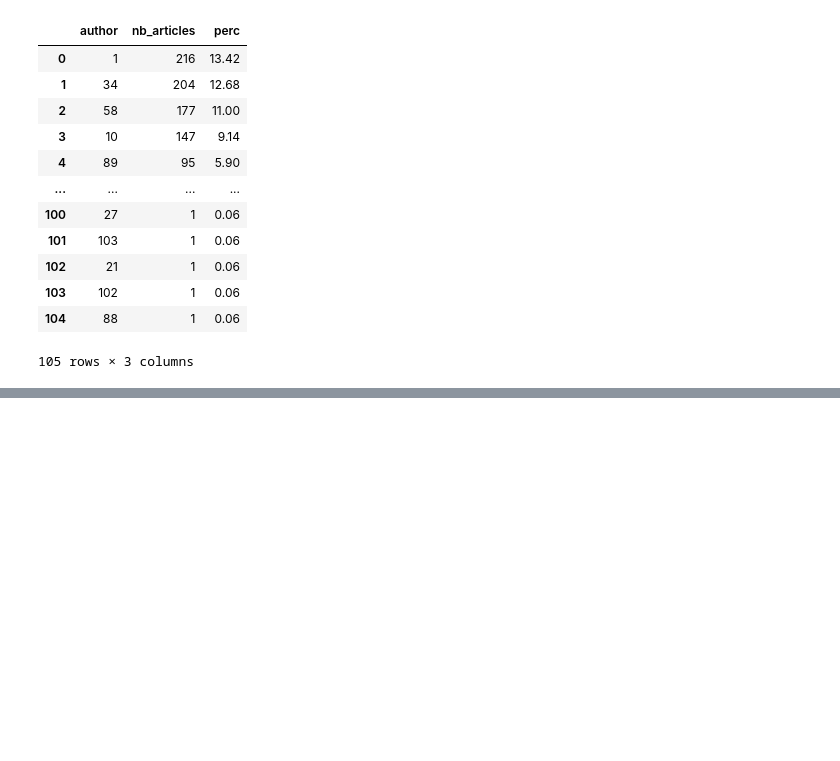
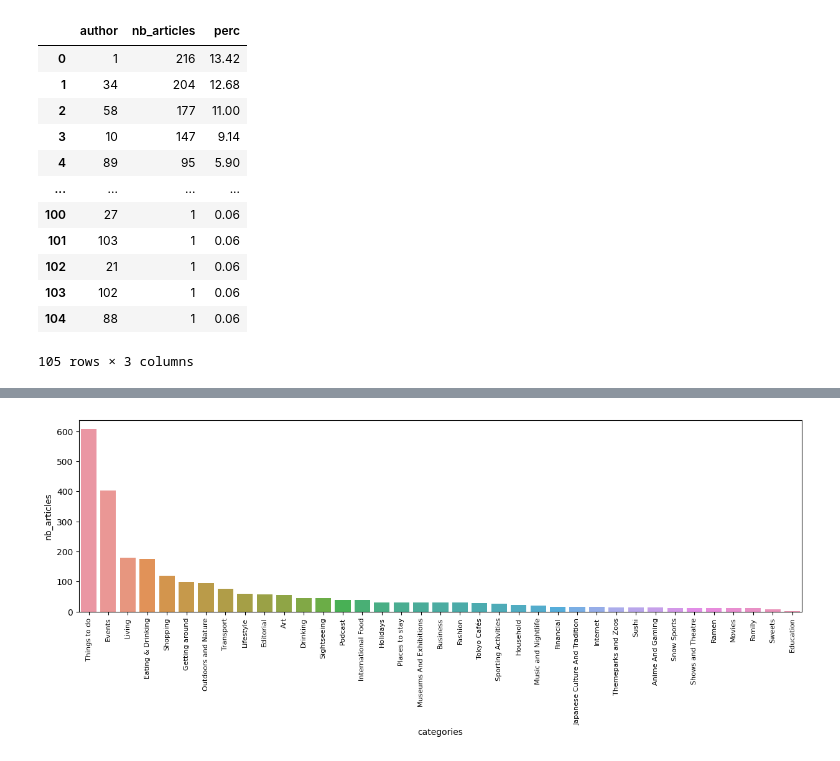
Before and after one commit to dialectique/Web-scraping-bot, a Jupyter notebook: notebooks/data_exploration.ipynb, the cells around one changed output, grey strips where cells are left out. Saved outputs shown, nothing was run; the diff lists cells and outputs as text; code cells hidden in the pictures; blank space fills up the shorter version.

Commit message:
progress on notebooks/data_exploration.ipynb: minor updates and analysis of categories and tags

```diff
--- a/notebooks/data_exploration.ipynb
+++ b/notebooks/data_exploration.ipynb
@@ -157,0 +173,5 @@ The top five authors wrote 839 over 1609 articles, which represent more than 52%
+# %%
+# convert categories into lists of strings
+df['categories'] = df['categories'].fillna("")
+df['list_categories'] = df['categories'].apply(lambda x: x.split(', '))
+df['list_categories'].head()
@@ -157,0 +185,5 @@ The top five authors wrote 839 over 1609 articles, which represent more than 52%
+# %%
+# convert tags into lists of strings
+df['tags'] = df['tags'].fillna("")
+df['list_tags'] = df['tags'].apply(lambda x: x.split(', '))
+df['list_tags'].head()
@@ -157,0 +197,4 @@ The top five authors wrote 839 over 1609 articles, which represent more than 52%
+# %%
+# turn categories into a matrix-like representation
+df_categories = pd.get_dummies(df['list_categories'].apply(pd.Series).stack()).groupby(level=0).sum()
+df_categories.head()
@@ -157,0 +221,5 @@ The top five authors wrote 839 over 1609 articles, which represent more than 52%
+# %%
+# number of articles per category
+articles_per_categories = df_categories.astype(bool).sum(axis=0).sort_values(ascending=False).reset_index()
+articles_per_categories.columns = ['categories', 'nb_articles']
+articles_per_categories.head()
@@ -157,0 +245,7 @@ The top five authors wrote 839 over 1609 articles, which represent more than 52%
+# %%
+# barplot - nb articles per category
+plt.figure(figsize=(15, 4))
+sns.barplot(x = 'categories', y = 'nb_articles', data = articles_per_categories)
+plt.xticks(rotation=90, fontsize=8);
+# %% [output]
+[figure, added]
```
Also changed, not shown: parts of 20 cells of this notebook.
